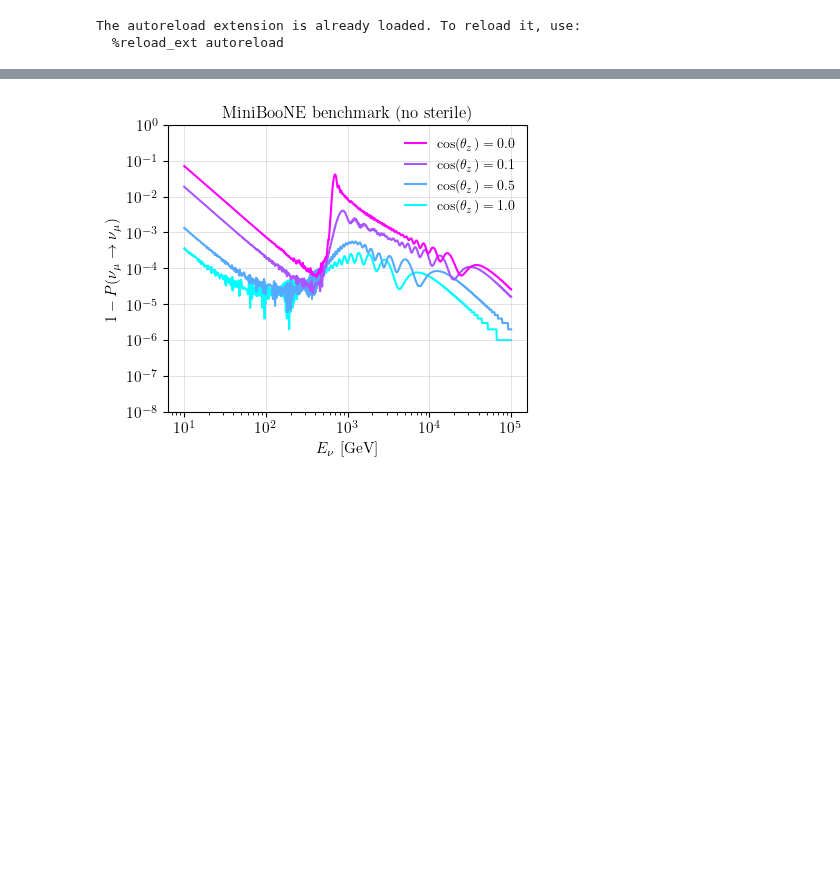
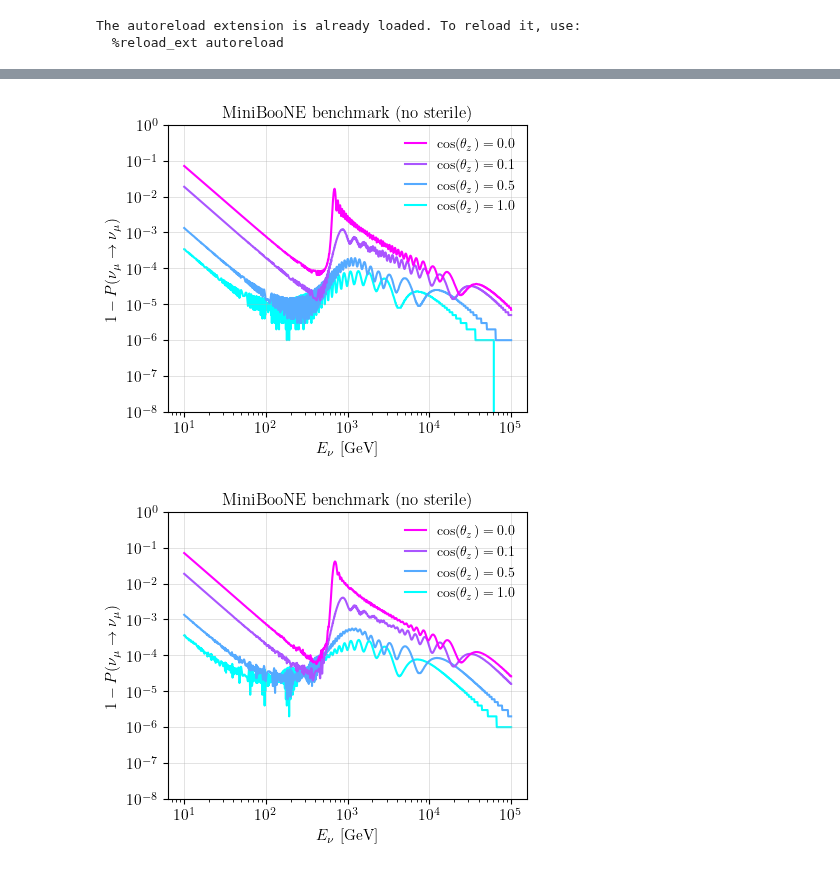
Before and after one commit to ConnorSponsler/For_Git, a Jupyter notebook: main_example_plots_Connor.ipynb, the cells around one changed output, grey strips where cells are left out. Saved outputs shown, nothing was run; the diff lists cells and outputs as text; code cells hidden in the pictures; blank space fills up the shorter version.

```diff
--- a/main_example_plots_Connor.ipynb
+++ b/main_example_plots_Connor.ipynb
@@ -75,3 +120,31 @@ fig.savefig('plots/example_1_osc_prob.pdf')
+# %%
+e1, d1 = read_data("propagation/4_atmos_0.txt")
+e2, d2 = read_data("propagation/4_atmos_0.1.txt")
+e3, d3 = read_data("propagation/4_atmos_0.5.txt")
+e4, d4 = read_data("propagation/4_atmos_1.txt")
+
+fig3, ax = std_fig()
+
+ax.plot(e1/GeV, (1 - d1[:, 2]), label= r'$\cos(\theta_z) = 0.0$',  color=cm.cool(3/3), zorder=4)
+ax.plot(e2/GeV, (1 - d2[:, 2]), label= r'$\cos(\theta_z) = 0.1$',  color=cm.cool(2/3), zorder=3)
+ax.plot(e3/GeV, (1 - d3[:, 2]), label= r'$\cos(\theta_z) = 0.5$',  color=cm.cool(1/3), zorder=2)
+ax.plot(e4/GeV, (1 - d4[:, 2]), label= r'$\cos(\theta_z) = 1.0$',  color=cm.cool(0/3), zorder=1)
+
+
+ax.set_yscale('log')
+ax.set_xscale('log')
+ax.set_ylim(1e-8,0.03)
+ax.set_xlabel(r'$E_\nu$ [GeV]')  # Assuming the energy unit is electron volts (eV)
+ax.set_ylabel(r'$1 - P(\nu_\mu \to \nu_\mu)$')
+ax.set_title(r'MiniBooNE benchmark (no sterile)', fontsize=12)
+ax.legend(frameon=False, loc='upper right', ncol=1, handlelength=1.5, columnspacing=0.5)
+ax.grid(which='major', linewidth=0.5,zorder=-1, alpha=0.5)
+yticks = [10**i for i in range(-8, 1)]
+ax.set_yticks(yticks)
+
+fig3.savefig('plots/example_4_osc_prob.pdf')
+# %% [output]
+[figure, added]
 # %%
 e1, d1 = read_data("propagation/6_atmos.txt")
 e2, d2 = read_data("propagation/6_atmos_0.1.txt")
```
Also changed, not shown: parts of 5 cells of this notebook, 5 other files.
